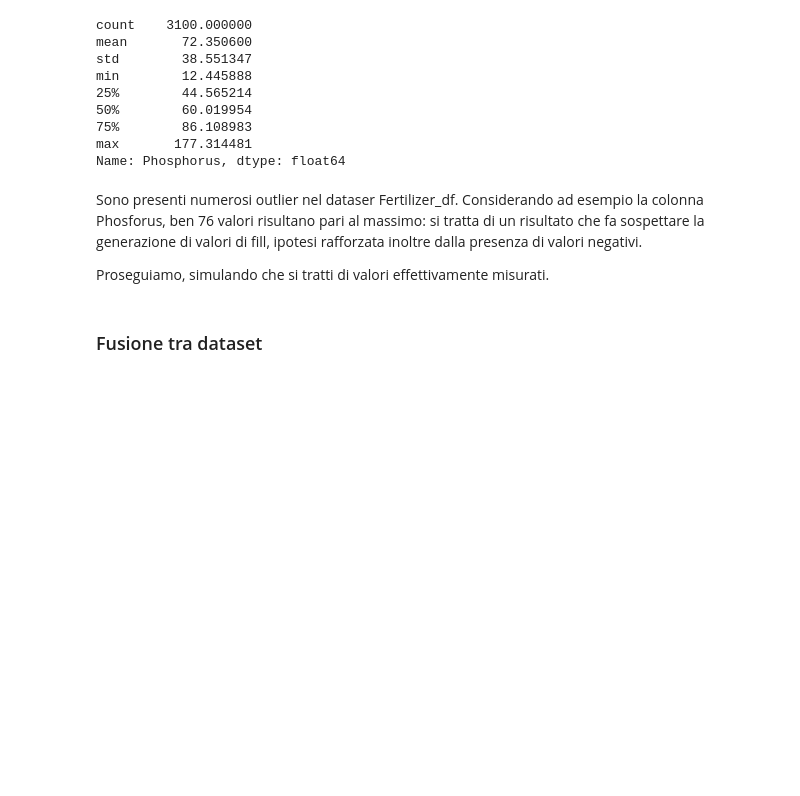
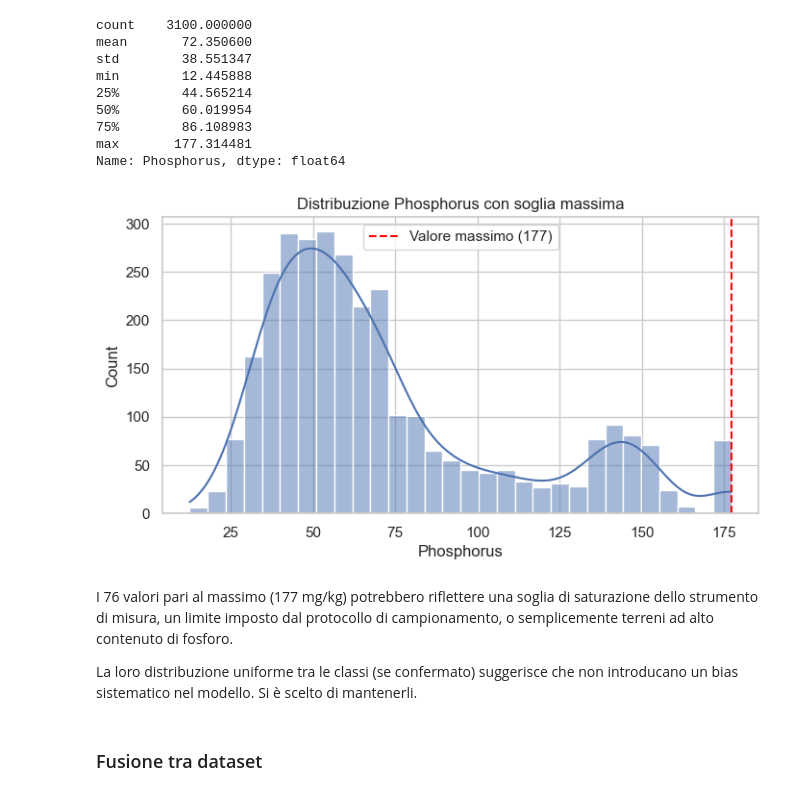
Before and after one commit to Jujez04/data-intensive-project, a Jupyter notebook: main.ipynb, the cells around one changed output. Saved outputs shown, nothing was run; the diff lists cells and outputs as text; code cells hidden in the pictures; blank space fills up the shorter version.

```diff
--- a/main.ipynb
+++ b/main.ipynb
@@ -392,8 +392,3 @@ Carbon        0
 Rainfall      0
 Phosphorus    0
 dtype: int64
-# %%
-fertilizer_df['Potassium'] = fertilizer_df['Potassium'].clip(lower=0)
-fertilizer_df['Carbon'] = fertilizer_df['Carbon'].clip(lower=0)
-fertilizer_df['Rainfall'] = fertilizer_df['Rainfall'].clip(lower=0)
-fertilizer_df['Phosphorus'] = fertilizer_df['Phosphorus'].clip(lower=0)
@@ -515,11 +508,19 @@ min        12.445888
 75%        86.108983
 max       177.314481
 Name: Phosphorus, dtype: float64
+# %%
+plt.figure(figsize=(8, 4))
+sns.histplot(fertilizer_df["Phosphorus"], bins=30, kde=True)
+plt.axvline(fertilizer_df["Phosphorus"].max(), color="red", linestyle="--", label="Valore massimo (177)")
+plt.title("Distribuzione Phosphorus con soglia massima")
+plt.legend()
+plt.show()
+# %% [output]
+[figure, added]
 # %% [markdown]
-Sono presenti numerosi outlier nel dataser Fertilizer_df.
-Considerando ad esempio la colonna Phosforus, ben 76 valori risultano pari al massimo: si tratta di un risultato che fa sospettare la generazione di valori di fill, ipotesi rafforzata inoltre dalla presenza di valori negativi.
+I 76 valori pari al massimo (177 mg/kg) potrebbero riflettere una soglia di saturazione dello strumento di misura, un limite imposto dal protocollo di campionamento, o semplicemente terreni ad alto contenuto di fosforo.
 
-Proseguiamo, simulando che si tratti di valori effettivamente misurati.
+La loro distribuzione uniforme tra le classi (se confermato) suggerisce che non introducano un bias sistematico nel modello. Si è scelto di mantenerli.
 # %% [markdown]
 ### Fusione tra dataset
 # %%
```
Also changed, not shown: parts of 9 cells of this notebook.
